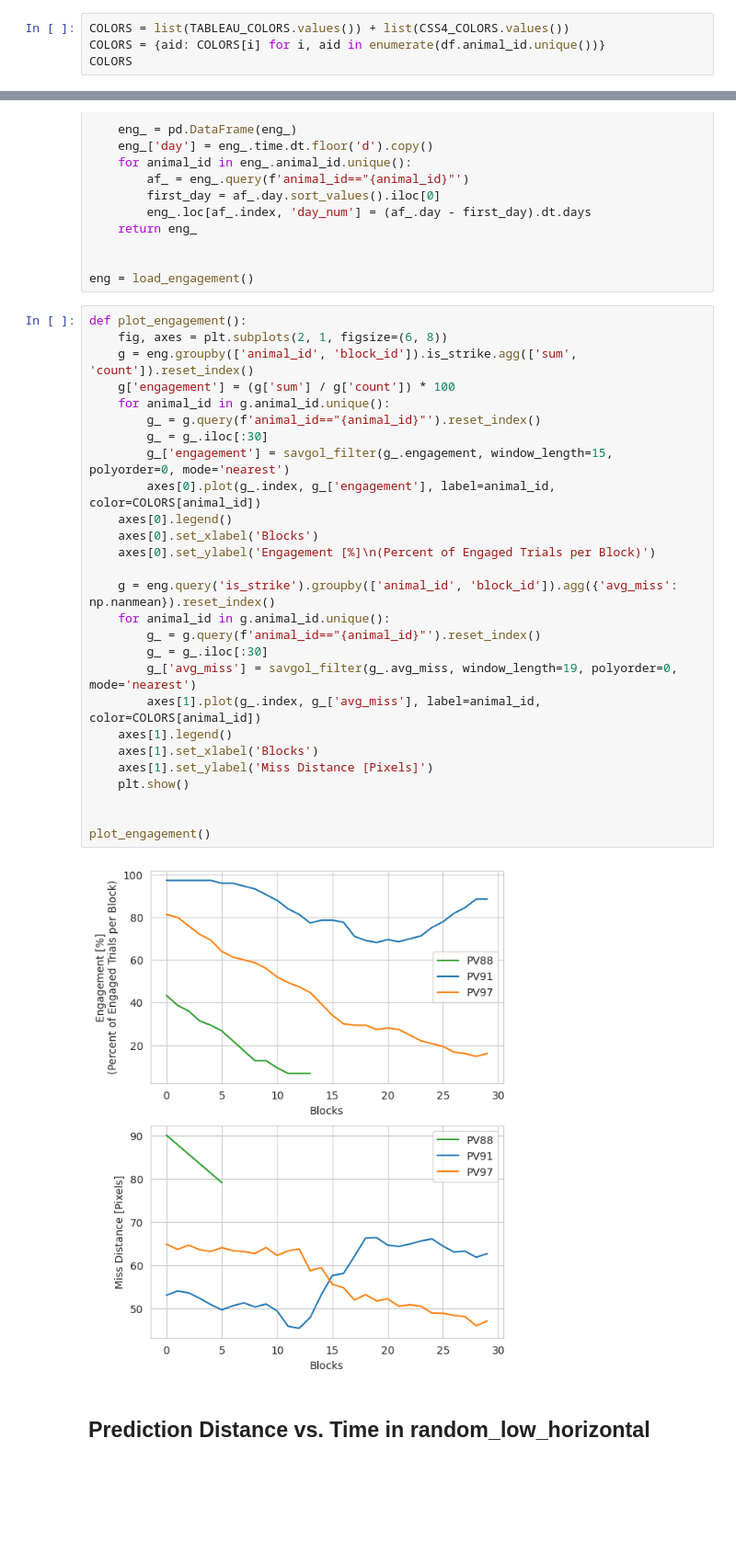
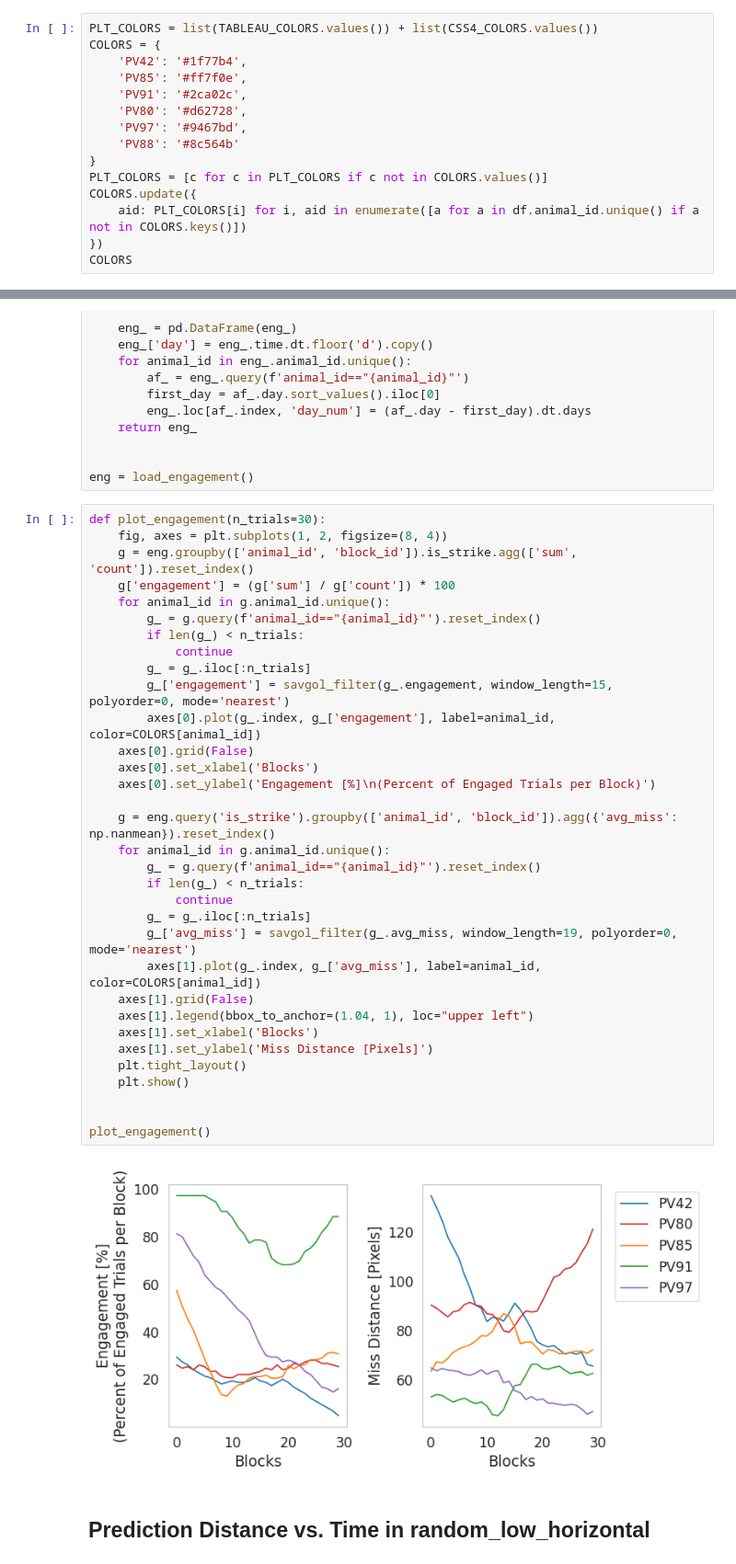
Before and after one commit to regevti/Pogona_Pursuit, a Jupyter notebook: notebooks/paper_figs.ipynb, the cells around one changed output, grey strips where cells are left out. Shown at 92% size. Saved outputs shown, nothing was run; the diff lists cells and outputs as text; blank space fills up the shorter version.

```diff
--- a/notebooks/paper_figs.ipynb
+++ b/notebooks/paper_figs.ipynb
@@ -54,7 +57,18 @@ def analyze_db_data():
 
 df = analyze_db_data()
 # %%
-COLORS = list(TABLEAU_COLORS.values()) + list(CSS4_COLORS.values())
-COLORS = {aid: COLORS[i] for i, aid in enumerate(df.animal_id.unique())}
+PLT_COLORS = list(TABLEAU_COLORS.values()) + list(CSS4_COLORS.values())
+COLORS = {
+    'PV42': '#1f77b4',
+    'PV85': '#ff7f0e',
+    'PV91': '#2ca02c',
+    'PV80': '#d62728',
+    'PV97': '#9467bd',
+    'PV88': '#8c564b'
+}
+PLT_COLORS = [c for c in PLT_COLORS if c not in COLORS.values()]
+COLORS.update({
+    aid: PLT_COLORS[i] for i, aid in enumerate([a for a in df.animal_id.unique() if a not in COLORS.keys()])
+})
 COLORS
 # %% [output]
@@ -139,34 +156,40 @@ def load_engagement():
 
 eng = load_engagement()
 # %%
-def plot_engagement():
-    fig, axes = plt.subplots(2, 1, figsize=(6, 8))
+def plot_engagement(n_trials=30):
+    fig, axes = plt.subplots(1, 2, figsize=(8, 4))
     g = eng.groupby(['animal_id', 'block_id']).is_strike.agg(['sum', 'count']).reset_index()
     g['engagement'] = (g['sum'] / g['count']) * 100
     for animal_id in g.animal_id.unique():
         g_ = g.query(f'animal_id=="{animal_id}"').reset_index()
-        g_ = g_.iloc[:30]
+        if len(g_) < n_trials:
+            continue
+        g_ = g_.iloc[:n_trials]
         g_['engagement'] = savgol_filter(g_.engagement, window_length=15, polyorder=0, mode='nearest')
         axes[0].plot(g_.index, g_['engagement'], label=animal_id, color=COLORS[animal_id])
-    axes[0].legend()
+    axes[0].grid(False)
     axes[0].set_xlabel('Blocks')
     axes[0].set_ylabel('Engagement [%]\n(Percent of Engaged Trials per Block)')
 
     g = eng.query('is_strike').groupby(['animal_id', 'block_id']).agg({'avg_miss': np.nanmean}).reset_index()
     for animal_id in g.animal_id.unique():
         g_ = g.query(f'animal_id=="{animal_id}"').reset_index()
-        g_ = g_.iloc[:30]
+        if len(g_) < n_trials:
+            continue
+        g_ = g_.iloc[:n_trials]
         g_['avg_miss'] = savgol_filter(g_.avg_miss, window_length=19, polyorder=0, mode='nearest')
         axes[1].plot(g_.index, g_['avg_miss'], label=animal_id, color=COLORS[animal_id])
-    axes[1].legend()
+    axes[1].grid(False)
+    axes[1].legend(bbox_to_anchor=(1.04, 1), loc="upper left")
     axes[1].set_xlabel('Blocks')
     axes[1].set_ylabel('Miss Distance [Pixels]')
+    plt.tight_layout()
     plt.show()
 
 
 plot_engagement()
 # %% [output]
-[figure, old version]
+[figure, new version]
 # %% [markdown]
 ## Prediction Distance vs. Time in random_low_horizontal
 # %%
```
Also changed, not shown: parts of 7 cells of this notebook.
